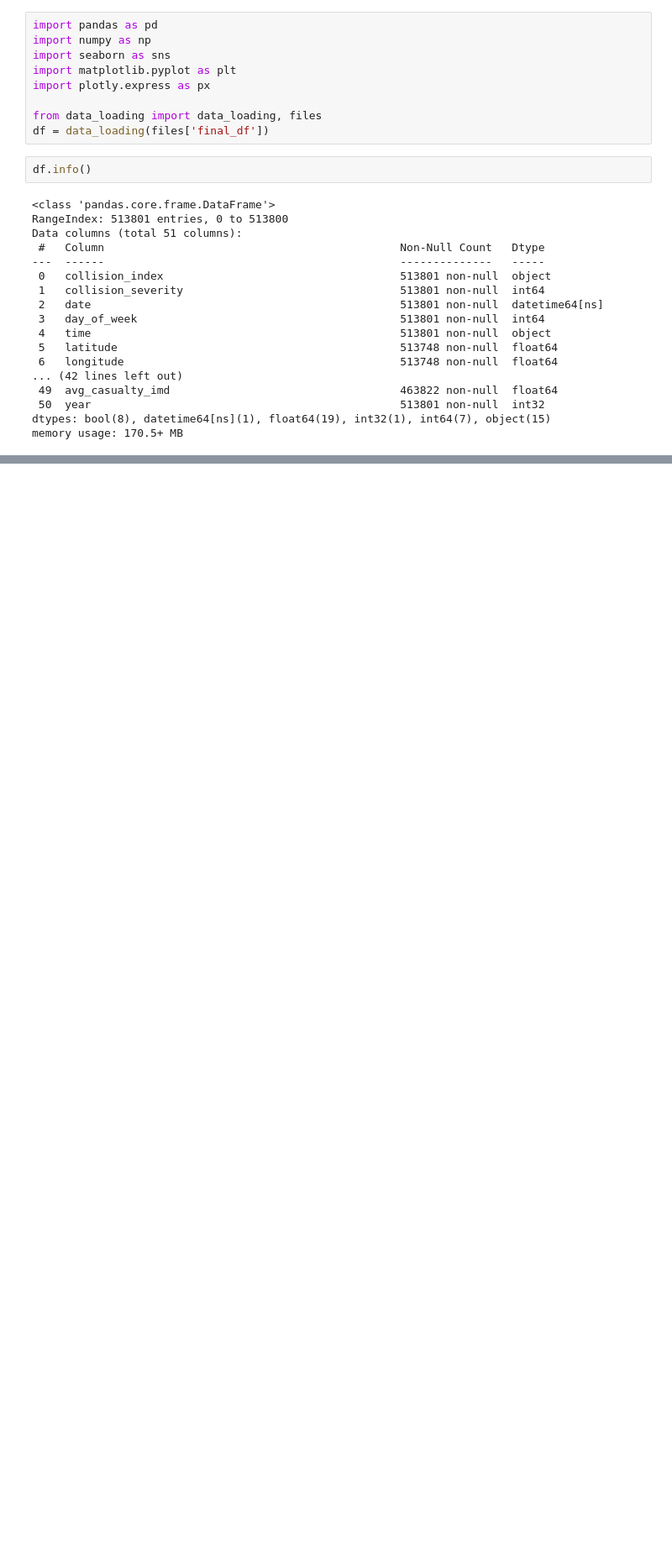
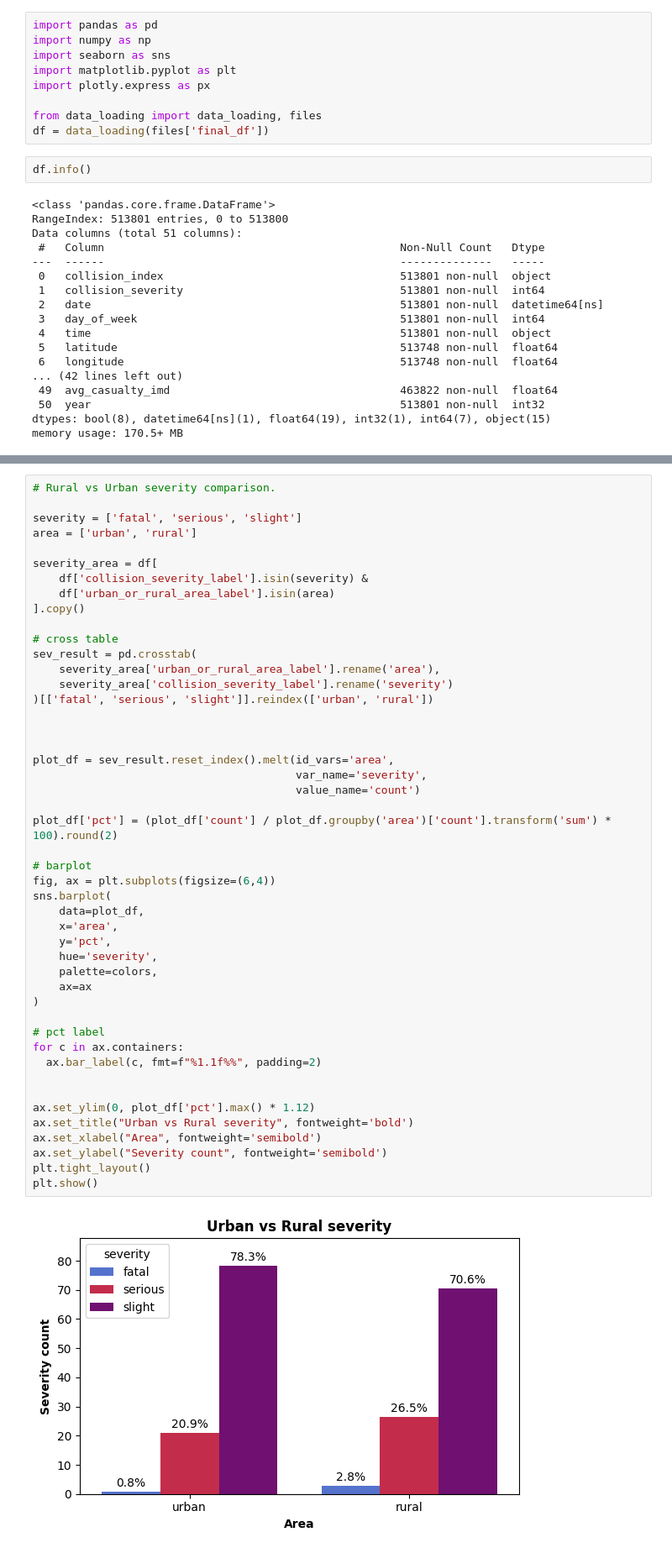
Before and after one commit to pratapsingh23/uk-road-accident-severity-prediction, a Jupyter notebook: eda.ipynb, the cells around one changed output, grey strips where cells are left out. Shown at 84% size. Drawn from its saved outputs; the diff is of its cells as text; blank space fills up the shorter version.

```diff
--- a/eda.ipynb
+++ b/eda.ipynb
@@ -289,0 +81,49 @@ fig.show(renderers='png')
+# %%
+# Rural vs Urban severity comparison.
+
+severity = ['fatal', 'serious', 'slight']
+area = ['urban', 'rural']
+
+severity_area = df[
+    df['collision_severity_label'].isin(severity) &
+    df['urban_or_rural_area_label'].isin(area)
+].copy()
+
+# cross table
+sev_result = pd.crosstab(
+    severity_area['urban_or_rural_area_label'].rename('area'),
+    severity_area['collision_severity_label'].rename('severity')
+)[['fatal', 'serious', 'slight']].reindex(['urban', 'rural'])
+
+
+
+plot_df = sev_result.reset_index().melt(id_vars='area',
+                                        var_name='severity',
+                                        value_name='count')
+
+plot_df['pct'] = (plot_df['count'] / plot_df.groupby('area')['count'].transform('sum') * 100).round(2)
+
+# barplot
+fig, ax = plt.subplots(figsize=(6,4))
+sns.barplot(
+    data=plot_df,
+    x='area',
+    y='pct',
+    hue='severity',
+    palette=colors,
+    ax=ax
+)
+
+# pct label
+for c in ax.containers:
+  ax.bar_label(c, fmt=f"%1.1f%%", padding=2)
+
+
+ax.set_ylim(0, plot_df['pct'].max() * 1.12)
+ax.set_title("Urban vs Rural severity", fontweight='bold')
+ax.set_xlabel("Area", fontweight='semibold')
+ax.set_ylabel("Severity count", fontweight='semibold')
+plt.tight_layout()
+plt.show()
+# %% [output]
+[figure, added]
```
Also changed, not shown: parts of 12 cells of this notebook.
